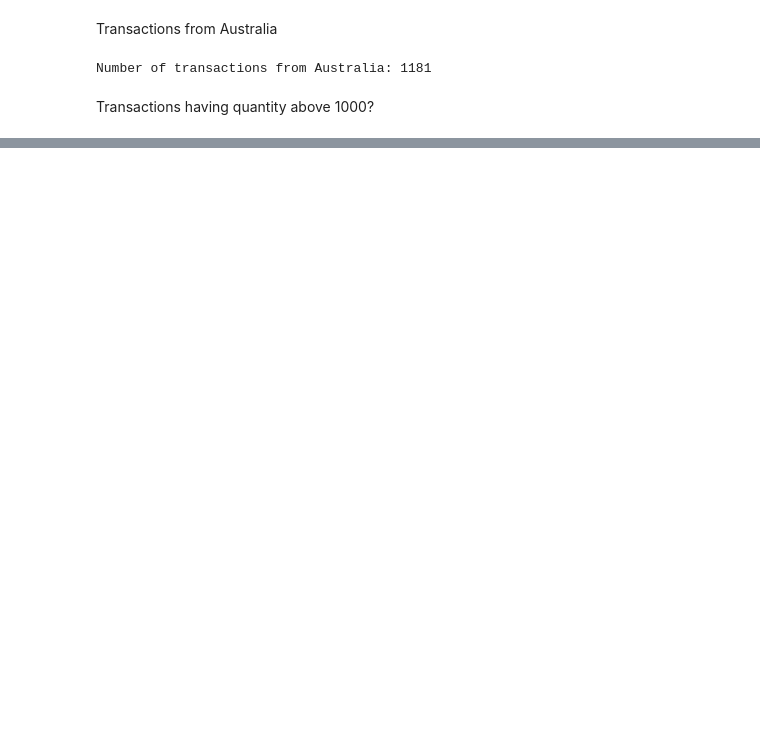
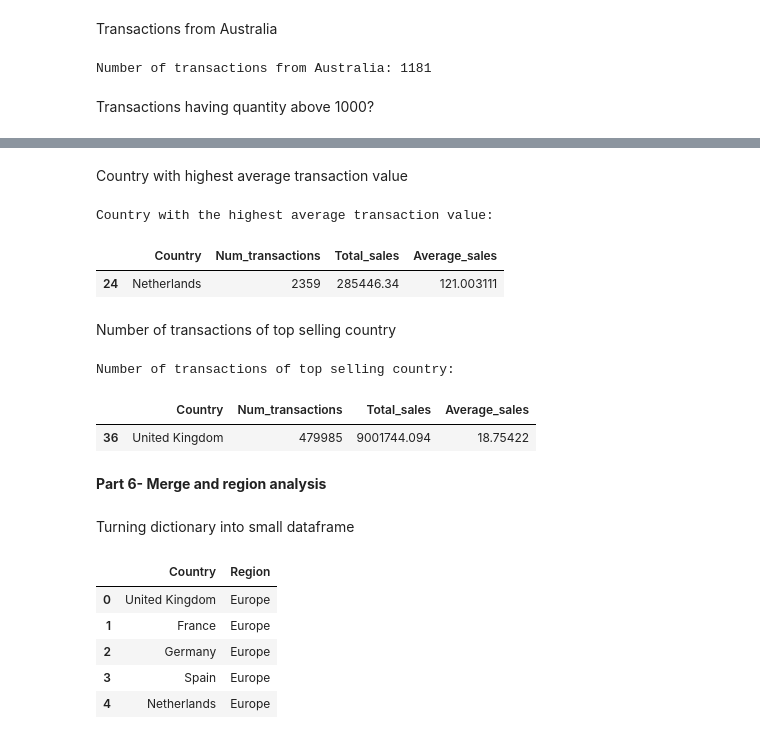
Before and after one commit to pypankj30/Rebounce-Applied-AI-and-Analytics-Codes, a Jupyter notebook: Python_301.ipynb, the cells around one changed output, grey strips where cells are left out. Drawn from its saved outputs; the diff is of its cells as text; code cells hidden in the pictures; blank space fills up the shorter version.

```diff
--- a/Python_301.ipynb
+++ b/Python_301.ipynb
@@ -202,0 +250,45 @@ Number of transactions having quantity above 1000: 106
+# %% [markdown]
+Country with highest average transaction value
+# %%
+print(f"Country with the highest average transaction value:")
+summary_table.sort_values('Average_sales', ascending=False).head(1)
+# %% [output]
+Country with the highest average transaction value:
+|  | Country | Num_transactions | Total_sales | Average_sales |
+| 24 | Netherlands | 2359 | 285446.34 | 121.003111 |
+# %% [markdown]
+Number of transactions of top selling country
+# %%
+print(f"Number of transactions of top selling country:")
+summary_table.sort_values('Num_transactions', ascending=False).head(1)
+# %% [output]
+Number of transactions of top selling country:
+|  | Country | Num_transactions | Total_sales | Average_sales |
+| 36 | United Kingdom | 479985 | 9001744.094 | 18.75422 |
+# %% [markdown]
+**Part 6- Merge and region analysis**
+# %% [markdown]
+Turning dictionary into small dataframe
+# %%
+region_lookup = {
+"United Kingdom": "Europe",
+"France": "Europe",
+"Germany": "Europe",
+"Spain": "Europe",
+"Netherlands": "Europe",
+"Belgium": "Europe",
+"Switzerland": "Europe",
+"Portugal": "Europe",
+"Australia": "Oceania",
+"Japan": "Asia",
+"USA": "Americas",
+}
+region_lookup_df=pd.DataFrame(list(region_lookup.items()), columns=['Country', 'Region'])
+region_lookup_df.head()
+# %% [output]
+|  | Country | Region |
+| 0 | United Kingdom | Europe |
+| 1 | France | Europe |
+| 2 | Germany | Europe |
+| 3 | Spain | Europe |
+| 4 | Netherlands | Europe |
```
Also changed, not shown: parts of 12 cells of this notebook.
